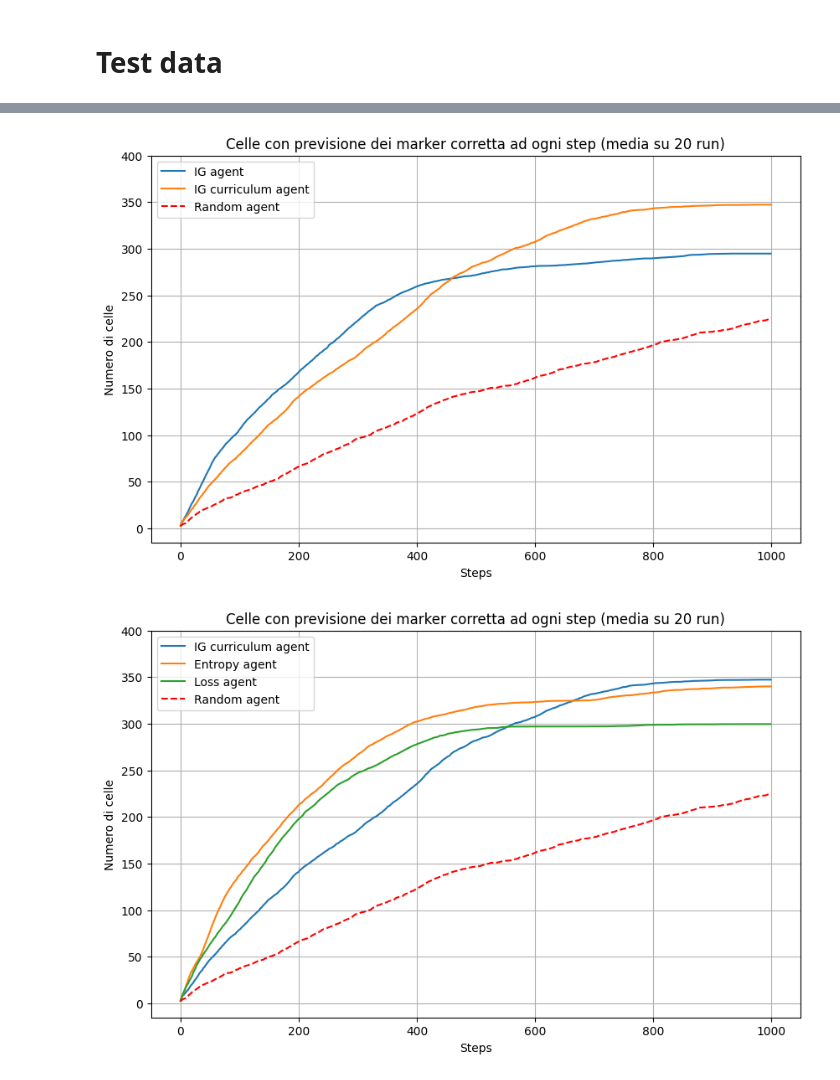
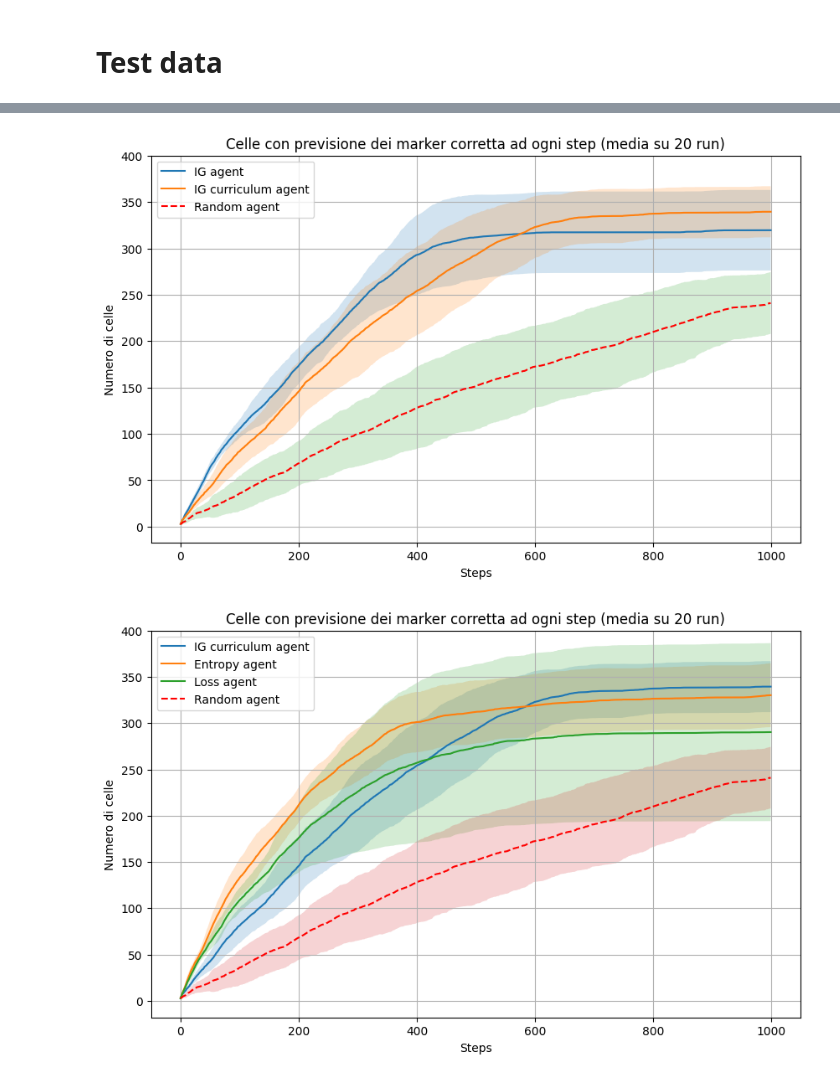
Before and after one commit to Emamasi-uni/explorationRL, a Jupyter notebook: results.ipynb, the cells around one changed output, grey strips where cells are left out. Drawn from its saved outputs; the diff is of its cells as text; code cells hidden in the pictures.

Commit message:
update data with std

```diff
--- a/results.ipynb
+++ b/results.ipynb
@@ -129,13 +129,13 @@ plot_metrics(train_data_policy_ig_curriculum,
 # %% [markdown]
 # Test data
 # %%
-test_data_entropy = read_dict(file_path=f"./data/policy1_entropy/test_data_entropy.json")
-test_data_loss = read_dict(file_path=f"./data/policy1_loss/test_data_loss.json")
-test_data_random = read_dict(file_path=f"./data/policy1_random/test_data_random.json")
-test_data_ig_reward = read_dict(file_path=f"./data/policy2_ig_reward/test_data_ig_reward.json")
+test_data_entropy = read_dict(file_path=f"./data/policy1_entropy/test_data_entropy_2025-02-21_13-24-52.json")
+test_data_loss = read_dict(file_path=f"./data/policy1_loss/test_data_loss_2025-02-21_13-43-43.json")
+test_data_random = read_dict(file_path=f"./data/policy1_random/test_data_random_2025-02-21_14-00-16.json")
+test_data_ig_reward = read_dict(file_path=f"./data/policy2_ig_reward/test_data_ig_reward_2025-02-22_14-15-42.json")
 test_data_ig_reward_curriculum = read_dict(file_path=f"./data/policy2_ig_reward_curriculum/test_data_ig_reward_curriculum.json")
-test_data_random_agent = read_dict(file_path=f"./data/random_agent/test_data_random_agent.json")
-test_data_no_train = read_dict(file_path=f"./data/no_train/test_data_no_train_2024-10-19_12-02-57.json")
+test_data_random_agent = read_dict(file_path=f"./data/random_agent/test_data_random_agent_2025-02-22_14-22-32.json")
+test_data_no_train = read_dict(file_path=f"data/no_train/test_data_no_train_2025-02-21_11-43-39.json")
 # %%
 test_data_policy_best_pov = [test_data_entropy['cumulative_rewards_per_run'], test_data_loss['cumulative_rewards_per_run'], test_data_random_agent['cumulative_rewards_per_run']]
 test_data_policy_ig = [test_data_ig_reward['cumulative_rewards_per_run'], test_data_random_agent['cumulative_rewards_per_run']]
@@ -283,17 +283,27 @@ plot_metrics(test_data_policy_no_train,
 # %%
 test_data_policy_best_pov = [test_data_entropy['cells_marker_pred_1_mean'], test_data_loss['cells_marker_pred_1_mean'], test_data_random_agent['cells_marker_pred_1_mean']]
+test_data_policy_best_pov_std = [test_data_entropy['cells_marker_pred_1_std'], test_data_loss['cells_marker_pred_1_std'], test_data_random_agent['cells_marker_pred_1_std']]
+
 test_data_policy_ig = [test_data_ig_reward['cells_marker_pred_1_mean'], test_data_random_agent['cells_marker_pred_1_mean']]
+test_data_policy_ig_std = [test_data_ig_reward['cells_marker_pred_1_std'], test_data_random_agent['cells_marker_pred_1_std']]
+
 test_data_policy_ig_curriculum = [test_data_ig_reward_curriculum['cells_marker_pred_1_mean'], test_data_random_agent['cells_marker_pred_1_mean']]
+test_data_policy_ig_curriculum_std = [test_data_ig_reward_curriculum['cells_marker_pred_1_std'], test_data_random_agent['cells_marker_pred_1_std']]
 
 test_ig_vs_curriculum = [test_data_ig_reward['cells_marker_pred_1_mean'], test_data_ig_reward_curriculum['cells_marker_pred_1_mean'], test_data_random_agent['cells_marker_pred_1_mean']]
+test_ig_vs_curriculum_std = [test_data_ig_reward['cells_marker_pred_1_std'], test_data_ig_reward_curriculum['cells_marker_pred_1_std'], test_data_random_agent['cells_marker_pred_1_std']]
 
 test_curriculum_vs_policy_best_pov = [test_data_ig_reward_curriculum['cells_marker_pred_1_mean'], test_data_entropy['cells_marker_pred_1_mean'], test_data_loss['cells_marker_pred_1_mean'], test_data_random_agent['cells_marker_pred_1_mean']]
+test_curriculum_vs_policy_best_pov_std = [test_data_ig_reward_curriculum['cells_marker_pred_1_std'], test_data_entropy['cells_marker_pred_1_std'], test_data_loss['cells_marker_pred_1_std'], test_data_random_agent['cells_marker_pred_1_std']]
 
 test_policy_ig_vs_policy_best_pov = [test_data_ig_reward['cells_marker_pred_1_mean'], test_data_entropy['cells_marker_pred_1_mean'], test_data_loss['cells_marker_pred_1_mean'], test_data_random_agent['cells_marker_pred_1_mean']]
+test_policy_ig_vs_policy_best_pov_std = [test_data_ig_reward['cells_marker_pred_1_std'], test_data_entropy['cells_marker_pred_1_std'], test_data_loss['cells_marker_pred_1_std'], test_data_random_agent['cells_marker_pred_1_std']]
 
 test_curriculum_vs_policy_best_pov_vs_no_train = [test_data_ig_reward_curriculum['cells_marker_pred_1_mean'], test_data_entropy['cells_marker_pred_1_mean'], test_data_loss['cells_marker_pred_1_mean'], test_data_no_train['cells_marker_pred_1_mean'], test_data_random_agent['cells_marker_pred_1_mean']]
+test_curriculum_vs_policy_best_pov_vs_no_train_std = [test_data_ig_reward_curriculum['cells_marker_pred_1_std'], test_data_entropy['cells_marker_pred_1_std'], test_data_loss['cells_marker_pred_1_std'], test_data_no_train['cells_marker_pred_1_std'], test_data_random_agent['cells_marker_pred_1_std']]
 
 plot_metrics(test_data_policy_best_pov,
+             data_std=test_data_policy_best_pov_std,
              title="Celle con previsione dei marker corretta ad ogni step (media su 20 run)",
              ylabel="Numero di celle",
              xlabel="Steps",
@@ -302,6 +312,7 @@ plot_metrics(test_data_policy_best_pov,
              max_y=max_cells)
 
 plot_metrics(test_data_policy_ig,
+             data_std=test_data_policy_ig_std,
              title="Celle con previsione dei marker corretta ad ogni step (media su 20 run)",
              ylabel="Numero di celle",
              xlabel="Steps",legend_labels=["IG agent", "Random agent"],
@@ -309,6 +320,7 @@ plot_metrics(test_data_policy_ig,
              max_y=max_cells)
 
 plot_metrics(test_policy_ig_vs_policy_best_pov,
+             data_std=test_policy_ig_vs_policy_best_pov_std,
              title="Celle con previsione dei marker corretta ad ogni step (media su 20 run)",
              ylabel="Numero di celle",
              xlabel="Steps",
@@ -317,6 +329,7 @@ plot_metrics(test_policy_ig_vs_policy_best_pov,
              max_y=max_cells)
 
 plot_metrics(test_data_policy_ig_curriculum,
+             data_std=test_data_policy_ig_curriculum_std,
              title="Celle con previsione dei marker corretta ad ogni step (media su 20 run)",
              ylabel="Numero di celle",
              xlabel="Steps",
@@ -325,6 +338,7 @@ plot_metrics(test_data_policy_ig_curriculum,
              max_y=max_cells)
 
 plot_metrics(test_ig_vs_curriculum,
+             data_std=test_ig_vs_curriculum_std,
              title="Celle con previsione dei marker corretta ad ogni step (media su 20 run)",
              ylabel="Numero di celle",
              xlabel="Steps",
@@ -333,6 +347,7 @@ plot_metrics(test_ig_vs_curriculum,
              max_y=max_cells)
 
 plot_metrics(test_curriculum_vs_policy_best_pov,
+             data_std=test_curriculum_vs_policy_best_pov_std,
              title="Celle con previsione dei marker corretta ad ogni step (media su 20 run)",
              ylabel="Numero di celle",
              xlabel="Steps",
@@ -341,6 +356,7 @@ plot_metrics(test_curriculum_vs_policy_best_pov,
              max_y=max_cells)
 
 plot_metrics(test_curriculum_vs_policy_best_pov_vs_no_train,
+             data_std=test_curriculum_vs_policy_best_pov_vs_no_train_std,
              title="Celle con previsione dei marker corretta ad ogni step (media su 20 run)",
              ylabel="Numero di celle",
              xlabel="Steps",
@@ -355,2 +371,2 @@ plot_metrics(test_curriculum_vs_policy_best_pov_vs_no_train,
-[figure, old version]
+[figure, new version]
-[figure, old version]
+[figure, new version]
```
Also changed, not shown: parts of 5 cells of this notebook, 12 other files.
